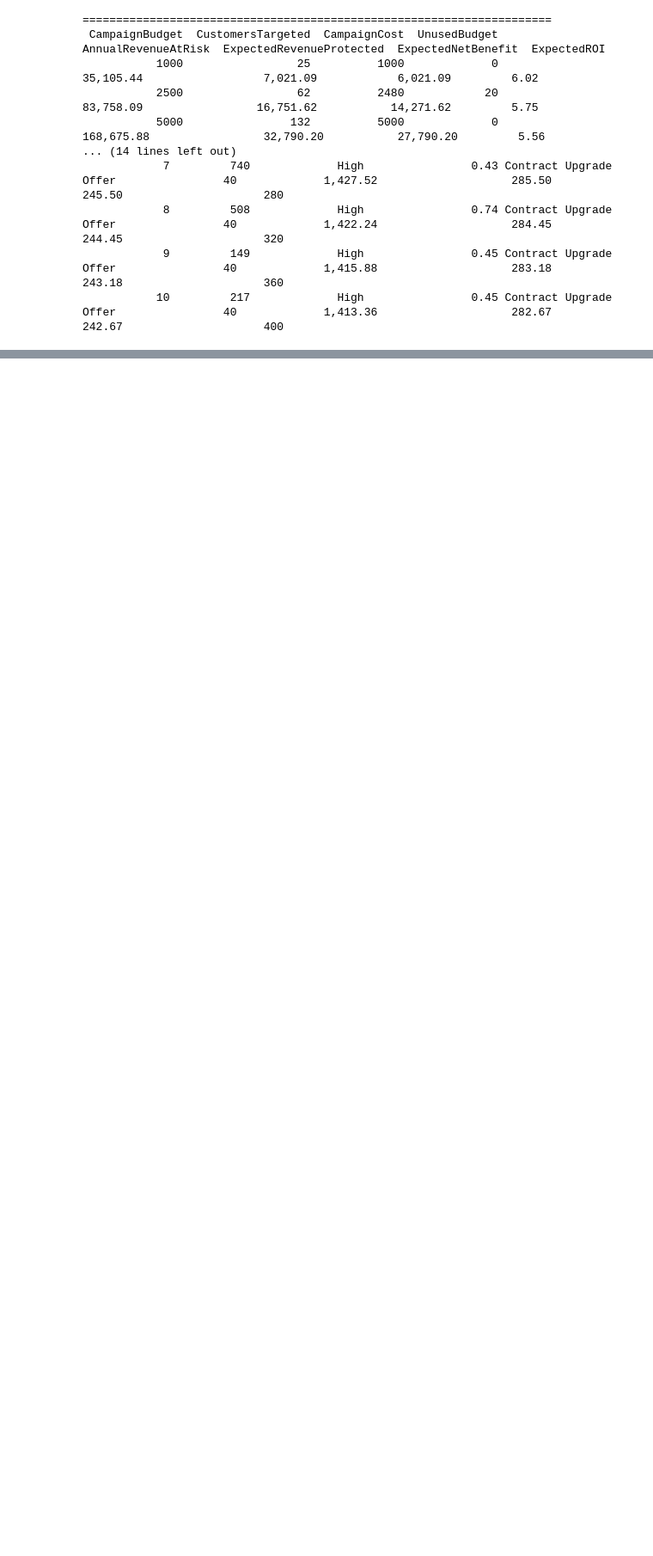
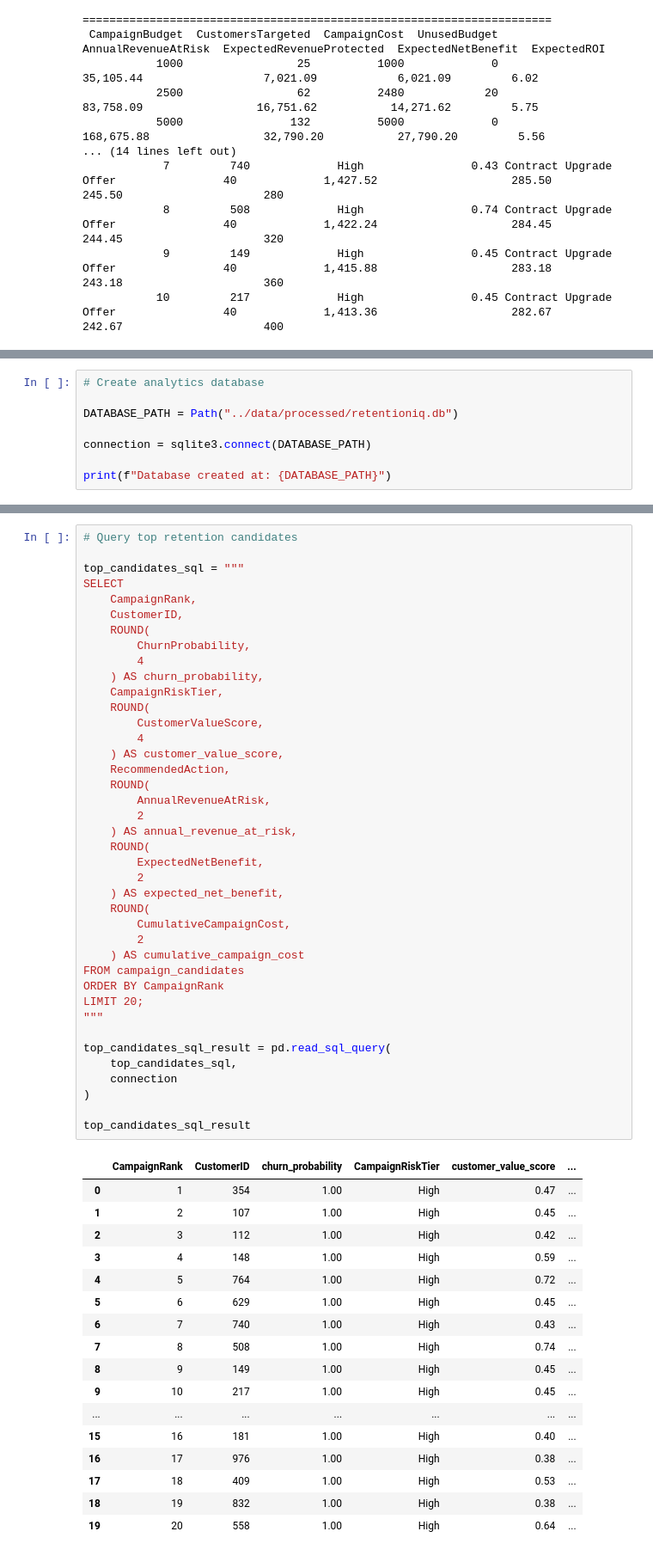
Before and after one commit to deardisha/retentioniq-telecom-churn, a Jupyter notebook: notebooks/01_retentioniq_analysis.ipynb, the cells around one changed output, grey strips where cells are left out. Shown at 86% size. Cells and saved outputs as stored; diff of their text form; blank space fills up the shorter version.

Commit message:
Add SQLite analytics layer and business SQL queries

```diff
--- a/notebooks/01_retentioniq_analysis.ipynb
+++ b/notebooks/01_retentioniq_analysis.ipynb
@@ -3185,0 +3194,8 @@ CORRECTED BUDGET SCENARIOS
+# %%
+# Create analytics database
+
+DATABASE_PATH = Path("../data/processed/retentioniq.db")
+
+connection = sqlite3.connect(DATABASE_PATH)
+
+print(f"Database created at: {DATABASE_PATH}")
@@ -3185,0 +3434,58 @@ CORRECTED BUDGET SCENARIOS
+# %%
+# Query top retention candidates
+
+top_candidates_sql = """
+SELECT
+    CampaignRank,
+    CustomerID,
+    ROUND(
+        ChurnProbability,
+        4
+    ) AS churn_probability,
+    CampaignRiskTier,
+    ROUND(
+        CustomerValueScore,
+        4
+    ) AS customer_value_score,
+    RecommendedAction,
+    ROUND(
+        AnnualRevenueAtRisk,
+        2
+    ) AS annual_revenue_at_risk,
+    ROUND(
+        ExpectedNetBenefit,
+        2
+    ) AS expected_net_benefit,
+    ROUND(
+        CumulativeCampaignCost,
+        2
+    ) AS cumulative_campaign_cost
+FROM campaign_candidates
+ORDER BY CampaignRank
+LIMIT 20;
+"""
+
+top_candidates_sql_result = pd.read_sql_query(
+    top_candidates_sql,
+    connection
+)
+
+top_candidates_sql_result
+# %% [output]
+|  | CampaignRank | CustomerID | churn_probability | CampaignRiskTier | customer_value_score | ... |
+| 0 | 1 | 354 | 1.00 | High | 0.47 | ... |
+| 1 | 2 | 107 | 1.00 | High | 0.45 | ... |
+| 2 | 3 | 112 | 1.00 | High | 0.42 | ... |
+| 3 | 4 | 148 | 1.00 | High | 0.59 | ... |
+| 4 | 5 | 764 | 1.00 | High | 0.72 | ... |
+| 5 | 6 | 629 | 1.00 | High | 0.45 | ... |
+| 6 | 7 | 740 | 1.00 | High | 0.43 | ... |
+| 7 | 8 | 508 | 1.00 | High | 0.74 | ... |
+| 8 | 9 | 149 | 1.00 | High | 0.45 | ... |
+| 9 | 10 | 217 | 1.00 | High | 0.45 | ... |
+| ... | ... | ... | ... | ... | ... | ... |
+| 15 | 16 | 181 | 1.00 | High | 0.40 | ... |
+| 16 | 17 | 976 | 1.00 | High | 0.38 | ... |
+| 17 | 18 | 409 | 1.00 | High | 0.53 | ... |
+| 18 | 19 | 832 | 1.00 | High | 0.38 | ... |
+| 19 | 20 | 558 | 1.00 | High | 0.64 | ... |
```
Also changed, not shown: parts of 13 cells of this notebook, 2 other files.
